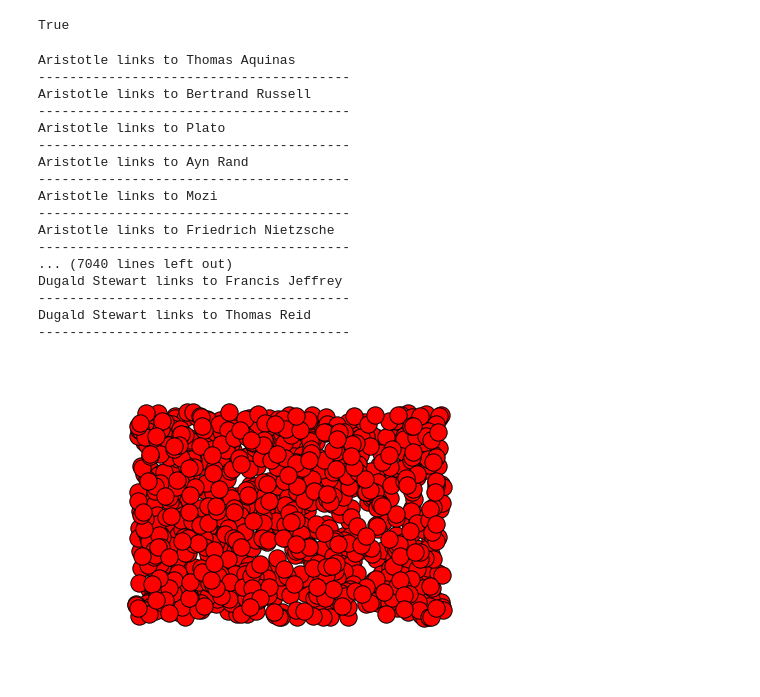
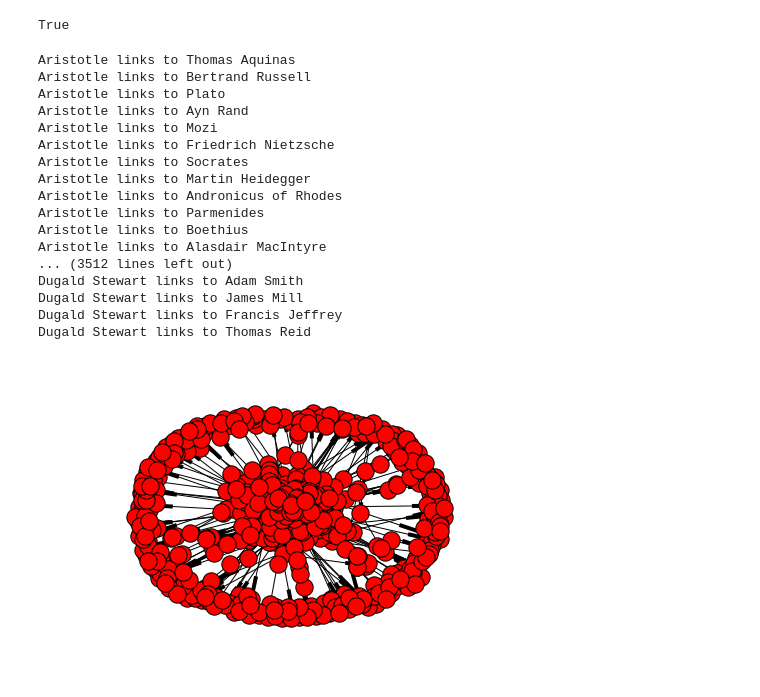
Before and after one commit to pay64k/social_graphs_2016, a Jupyter notebook: Weekly Exercises/Week 4/Week 4.ipynb, the cells around one changed output. Saved outputs shown, nothing was run; the diff lists cells and outputs as text; code cells hidden in the pictures.

```diff
--- a/Weekly Exercises/Week 4/Week 4.ipynb
+++ b/Weekly Exercises/Week 4/Week 4.ipynb
@@ -223,41 +223,39 @@ True
 # %%
 # Go through list of philosophers and find links
 for pp in range(len(sorted_by_num)):
-    P.add_node(sorted_by_num[pp][0])
-
     # Whitespace changed to underscore
     namePhi_url = re.sub('\s+', '_', sorted_by_num[pp][0])
 
     f = io.open('./philosophers_json/' + namePhi_url + '.json', 'r', encoding='utf8')
     phi_link = re.findall(r'\[\[(.*?)\]\]', f.read())
 
+    # Add directed link from philosopher A to philosopher B
     for ppp in range(len(sorted_by_num)):
         if (sorted_by_num[ppp][0] in phi_link):
+            P.add_edge(sorted_by_num[pp][0], sorted_by_num[ppp][0])
             print(sorted_by_num[pp][0] + ' links to ' + sorted_by_num[ppp][0])
-            print('----------------------------------------')
 # %% [output]
 Aristotle links to Thomas Aquinas
-----------------------------------------
 Aristotle links to Bertrand Russell
-----------------------------------------
 Aristotle links to Plato
-----------------------------------------
 Aristotle links to Ayn Rand
-----------------------------------------
 Aristotle links to Mozi
-----------------------------------------
 Aristotle links to Friedrich Nietzsche
-----------------------------------------
-... (7040 lines left out)
+Aristotle links to Socrates
+Aristotle links to Martin Heidegger
+Aristotle links to Andronicus of Rhodes
+Aristotle links to Parmenides
+Aristotle links to Boethius
+Aristotle links to Alasdair MacIntyre
+... (3512 lines left out)
+Dugald Stewart links to Adam Smith
+Dugald Stewart links to James Mill
 Dugald Stewart links to Francis Jeffrey
-----------------------------------------
 Dugald Stewart links to Thomas Reid
-----------------------------------------
 # %%
 import matplotlib.pyplot as plt
-import random as rn
 %matplotlib inline
 
-nx.draw_random(P)
+nx.draw(P)
 # %% [output]
-[figure, old version]
+[figure, new version]
```
Also changed, not shown: parts of 2 cells of this notebook.
